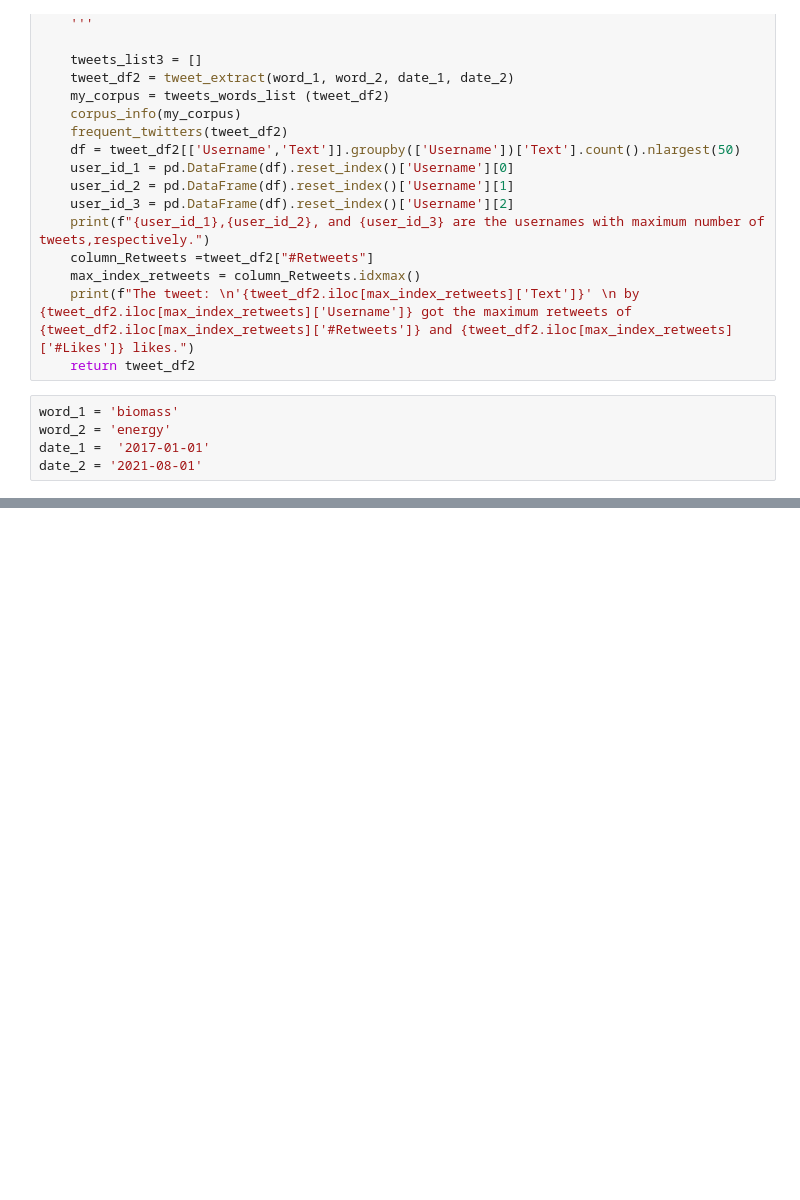
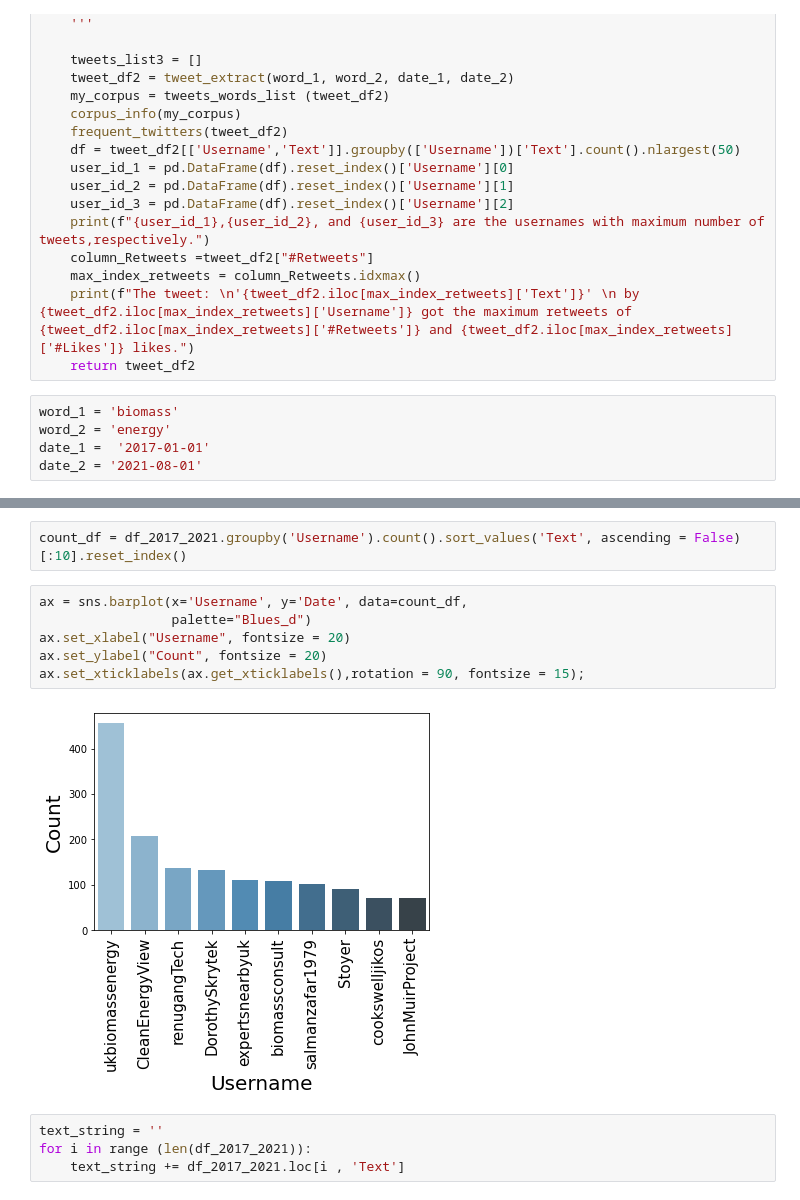
Before and after one commit to Ladan-n/Clean-Energy-Tweets-Analysis, a Jupyter notebook: tweets_analysis_biomass.ipynb, the cells around one changed output, grey strips where cells are left out. Cells and saved outputs as stored; diff of their text form; blank space fills up the shorter version.

```diff
--- a/tweets_analysis_biomass.ipynb
+++ b/tweets_analysis_biomass.ipynb
@@ -210,0 +202,14 @@ df_Nov_Dec_2018.head()
+# %%
+count_df = df_2017_2021.groupby('Username').count().sort_values('Text', ascending = False)[:10].reset_index()
+# %%
+ax = sns.barplot(x='Username', y='Date', data=count_df,
+                 palette="Blues_d")
+ax.set_xlabel("Username", fontsize = 20)
+ax.set_ylabel("Count", fontsize = 20)
+ax.set_xticklabels(ax.get_xticklabels(),rotation = 90, fontsize = 15);
+# %% [output]
+[figure, added]
+# %%
+text_string = ''
+for i in range (len(df_2017_2021)):
+    text_string += df_2017_2021.loc[i , 'Text']
```
Also changed, not shown: parts of 10 cells of this notebook.
